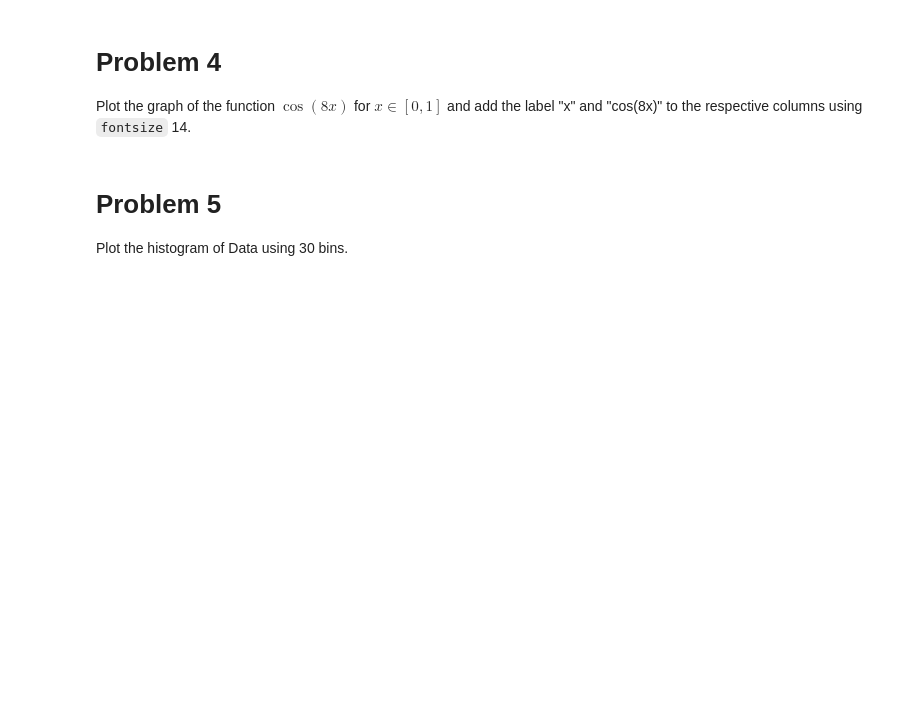
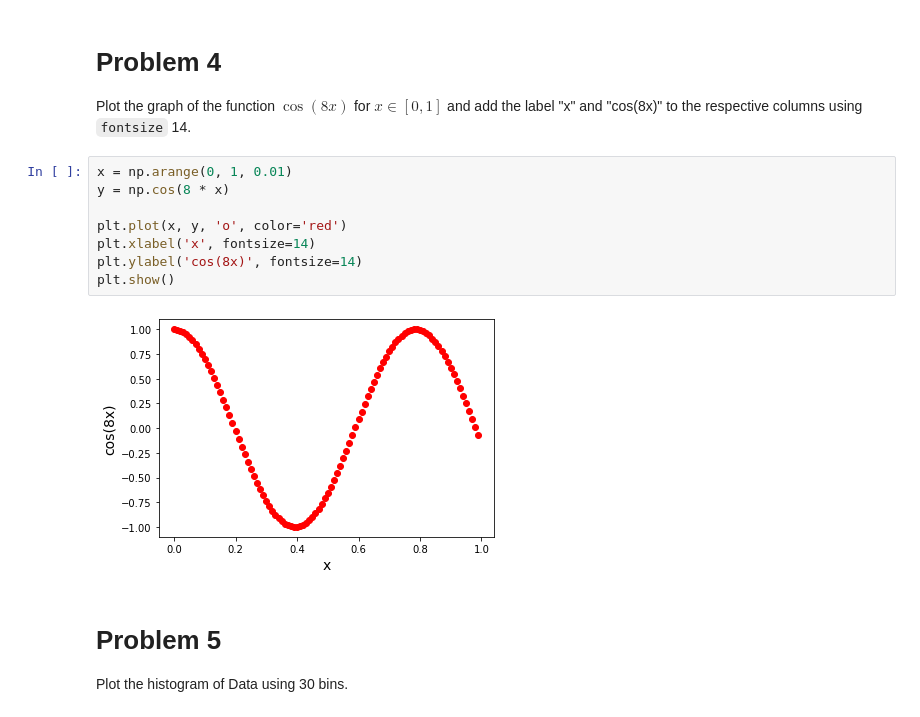
Before and after one commit to zhares999/ET5003_SEM1_2021-2, a Jupyter notebook: Week-0/ET5003_Lab_0_11.ipynb, the cells around one changed output. Cells and saved outputs as stored; diff of their text form; blank space fills up the shorter version.

```diff
--- a/Week-0/ET5003_Lab_0_11.ipynb
+++ b/Week-0/ET5003_Lab_0_11.ipynb
@@ -27,6 +59,16 @@ and add the label "x" and "y" to the respective columns using `fontsize` 14.
 # %% [markdown]
 # Problem 4
 Plot the graph of the function $\cos(8 x)$ for $x \in[0,1]$ and add the label "x" and "cos(8x)" to the respective columns using `fontsize` 14.
+# %%
+x = np.arange(0, 1, 0.01)
+y = np.cos(8 * x)
+
+plt.plot(x, y, 'o', color='red')
+plt.xlabel('x', fontsize=14)
+plt.ylabel('cos(8x)', fontsize=14)
+plt.show()
+# %% [output]
+[figure, added]
 # %% [markdown]
 # Problem 5
 Plot the histogram of Data using 30 bins.
```
Also changed, not shown: parts of 6 cells of this notebook, 12 other files.
